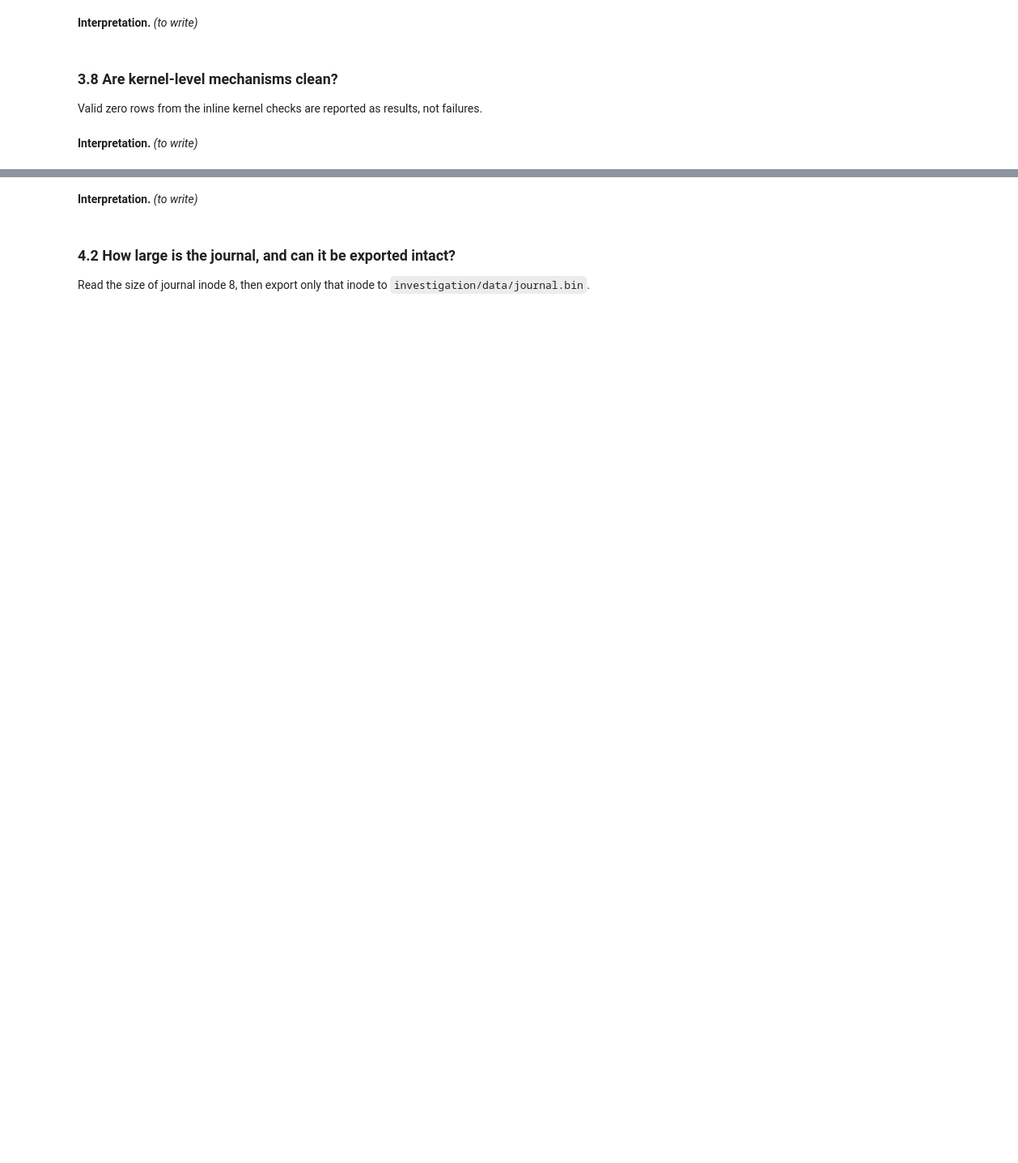
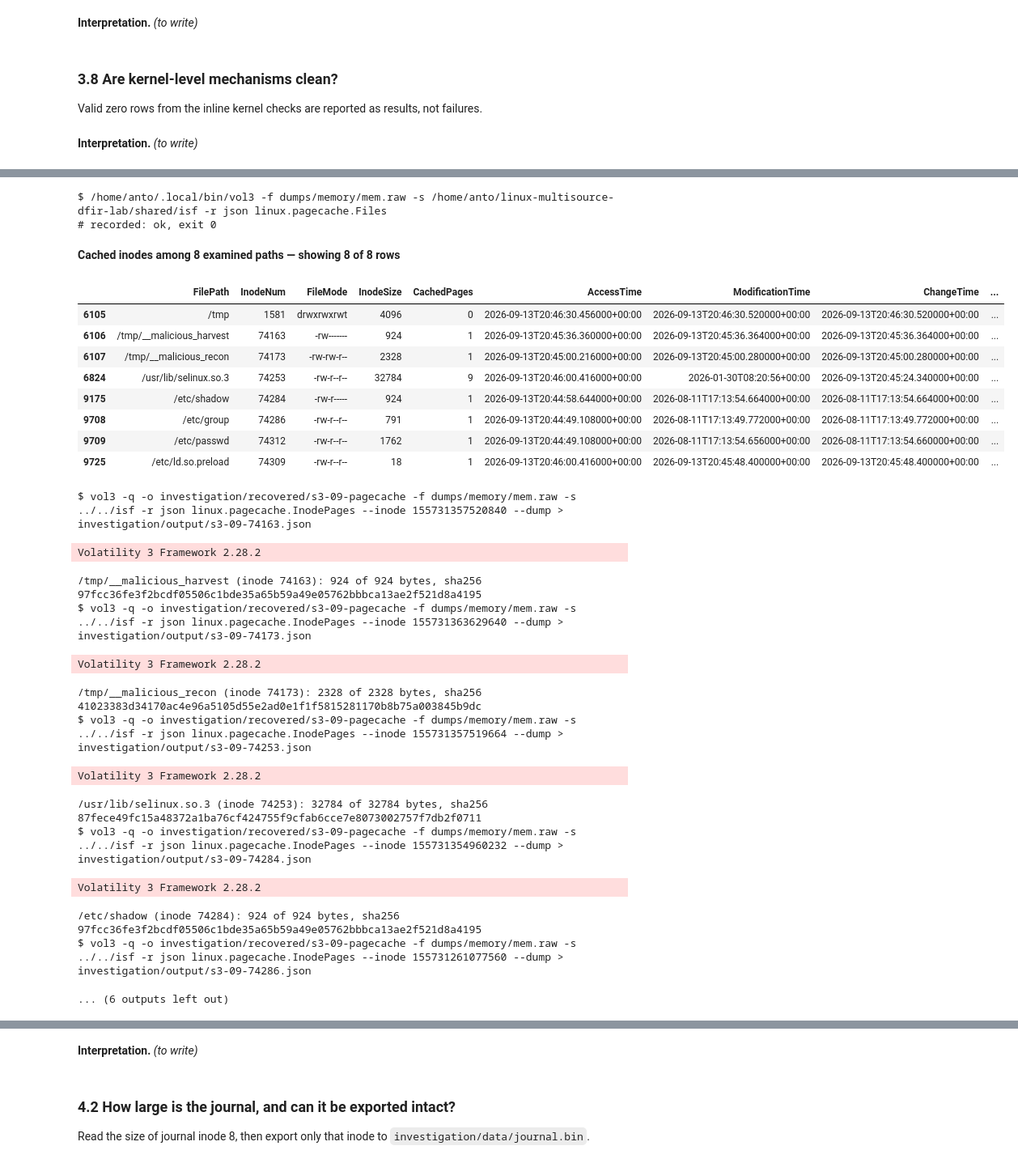
Before and after one commit to acesaria/linux-multisource-dfir-lab, a Jupyter notebook: investigations/father/investigation.ipynb, the cells around one changed output, grey strips where cells are left out. Shown at 81% size. Saved outputs shown, nothing was run; the diff lists cells and outputs as text; code cells hidden in the pictures; blank space fills up the shorter version.

```diff
--- a/investigations/father/investigation.ipynb
+++ b/investigations/father/investigation.ipynb
@@ -598,6 +653,14 @@ for row in history_rows.itertuples():
     if got.returncode == 0:
         fx.sh(f"nl -ba {fx.q(target)}", label=f"s2-04-history-{row.inode}-numbered",
               out_dir=OUT, tail=80)
+
+HOME_DELETED = {}
+for home in ("/root", "/home"):
+    home_inode, _ = fx.resolve(IMG, ROOT_OFFSET, home)
+    listing = fx.sh(f"fls -r -p -d -o {fx.q(ROOT_OFFSET)} {fx.q(IMG)} {fx.q(home_inode)}",
+                    label=f"s2-04-{home.strip('/')}-deleted", out_dir=OUT, tail=20)
+    HOME_DELETED[home] = listing.stdout
+    print(f"{home}: {len(listing.stdout.splitlines())} deleted entries, fls exit {listing.returncode}")
 # %% [output]
 scope searched: allocated.body; /root and immediate /home/<user>; names .*[Hh]istory
 **Allocated shell-history candidates — showing 0 of 0 rows**
@@ -1126,0 +1286,49 @@ if (not DEBUG): # disable this cell temporarily to rerun the notebook faster
+# %%
+PAGECACHE = fx.load_vol(product("pagecache.Files.json"))
+EXAMINED = sorted({PRELOAD_PATH, OBJECT_MAP_PATH, *STAGED_FILES, *ACCOUNT_FILES,
+                   *(str(Path(path).parent) for path in STAGED_FILES)})
+CACHED = PAGECACHE[PAGECACHE["MountPoint"].eq("/") & PAGECACHE["FilePath"].isin(EXAMINED)]
+fx.show(CACHED, cols=("FilePath", "InodeNum", "FileMode", "InodeSize", "CachedPages",
+                      "AccessTime", "ModificationTime", "ChangeTime", "locator"),
+        n=40, caption=f"Cached inodes among {len(EXAMINED)} examined paths")
+PC_DIR = RECOVERED_DIR / "s3-09-pagecache"
+shutil.rmtree(PC_DIR, ignore_errors=True)
+PC_DIR.mkdir(parents=True)
+PC_DUMPS = {}
+for row in CACHED[CACHED["FileType"].eq("REG")].itertuples():
+    address, listing = int(row.InodeAddr), OUT / f"s3-09-{row.InodeNum}.json"
+    run = fx.sh(f"vol3 -q -o {fx.q(PC_DIR)} -f {fx.q(MEM)} -s {fx.q(ISF_DIR)} -r json "
+                f"linux.pagecache.InodePages --inode {address} --dump > {fx.q(listing)}",
+                label=f"s3-09-{row.InodeNum}-run", out_dir=OUT, tail=5)
+    dumped = PC_DIR / f"inode_{address:#x}.dmp"
+    if run.returncode == 0 and dumped.exists():
+        PC_DUMPS[row.FilePath] = dumped
+        print(f"{row.FilePath} (inode {row.InodeNum}): {dumped.stat().st_size} of "
+              f"{row.InodeSize} bytes, sha256 {fx.sha256_file(dumped)}")
+# %% [output]
+$ /home/anto/.local/bin/vol3 -f dumps/memory/mem.raw -s /home/anto/linux-multisource-dfir-lab/shared/isf -r json linux.pagecache.Files
+# recorded: ok, exit 0
+**Cached inodes among 8 examined paths — showing 8 of 8 rows**
+|  | FilePath | InodeNum | FileMode | InodeSize | CachedPages | AccessTime | ModificationTime | ChangeTime | ... |
+| 6105 | /tmp | 1581 | drwxrwxrwt | 4096 | 0 | 2026-09-13T20:46:30.456000+00:00 | 2026-09-13T20:46:30.520000+00:00 | 2026-09-13T20:46:30.520000+00:00 | ... |
+| 6106 | /tmp/__malicious_harvest | 74163 | -rw------- | 924 | 1 | 2026-09-13T20:45:36.360000+00:00 | 2026-09-13T20:45:36.364000+00:00 | 2026-09-13T20:45:36.364000+00:00 | ... |
+| 6107 | /tmp/__malicious_recon | 74173 | -rw-rw-r-- | 2328 | 1 | 2026-09-13T20:45:00.216000+00:00 | 2026-09-13T20:45:00.280000+00:00 | 2026-09-13T20:45:00.280000+00:00 | ... |
+| 6824 | /usr/lib/selinux.so.3 | 74253 | -rw-r--r-- | 32784 | 9 | 2026-09-13T20:46:00.416000+00:00 | 2026-01-30T08:20:56+00:00 | 2026-09-13T20:45:24.340000+00:00 | ... |
+| 9175 | /etc/shadow | 74284 | -rw-r----- | 924 | 1 | 2026-09-13T20:44:58.644000+00:00 | 2026-08-11T17:13:54.664000+00:00 | 2026-08-11T17:13:54.664000+00:00 | ... |
+| 9708 | /etc/group | 74286 | -rw-r--r-- | 791 | 1 | 2026-09-13T20:44:49.108000+00:00 | 2026-08-11T17:13:49.772000+00:00 | 2026-08-11T17:13:49.772000+00:00 | ... |
+| 9709 | /etc/passwd | 74312 | -rw-r--r-- | 1762 | 1 | 2026-09-13T20:44:49.108000+00:00 | 2026-08-11T17:13:54.656000+00:00 | 2026-08-11T17:13:54.660000+00:00 | ... |
+| 9725 | /etc/ld.so.preload | 74309 | -rw-r--r-- | 18 | 1 | 2026-09-13T20:46:00.416000+00:00 | 2026-09-13T20:45:48.400000+00:00 | 2026-09-13T20:45:48.400000+00:00 | ... |
+$ vol3 -q -o investigation/recovered/s3-09-pagecache -f dumps/memory/mem.raw -s ../../isf -r json linux.pagecache.InodePages --inode 155731357520840 --dump > investigation/output/s3-09-74163.json
+Volatility 3 Framework 2.28.2
+/tmp/__malicious_harvest (inode 74163): 924 of 924 bytes, sha256 97fcc36fe3f2bcdf05506c1bde35a65b59a49e05762bbbca13ae2f521d8a4195
+$ vol3 -q -o investigation/recovered/s3-09-pagecache -f dumps/memory/mem.raw -s ../../isf -r json linux.pagecache.InodePages --inode 155731363629640 --dump > investigation/output/s3-09-74173.json
+Volatility 3 Framework 2.28.2
+/tmp/__malicious_recon (inode 74173): 2328 of 2328 bytes, sha256 41023383d34170ac4e96a5105d55e2ad0e1f1f5815281170b8b75a003845b9dc
+$ vol3 -q -o investigation/recovered/s3-09-pagecache -f dumps/memory/mem.raw -s ../../isf -r json linux.pagecache.InodePages --inode 155731357519664 --dump > investigation/output/s3-09-74253.json
+Volatility 3 Framework 2.28.2
+/usr/lib/selinux.so.3 (inode 74253): 32784 of 32784 bytes, sha256 87fece49fc15a48372a1ba76cf424755f9cfab6cce7e8073002757f7db2f0711
+$ vol3 -q -o investigation/recovered/s3-09-pagecache -f dumps/memory/mem.raw -s ../../isf -r json linux.pagecache.InodePages --inode 155731354960232 --dump > investigation/output/s3-09-74284.json
+Volatility 3 Framework 2.28.2
+/etc/shadow (inode 74284): 924 of 924 bytes, sha256 97fcc36fe3f2bcdf05506c1bde35a65b59a49e05762bbbca13ae2f521d8a4195
+$ vol3 -q -o investigation/recovered/s3-09-pagecache -f dumps/memory/mem.raw -s ../../isf -r json linux.pagecache.InodePages --inode 155731261077560 --dump > investigation/output/s3-09-74286.json
+... (6 outputs left out)
```
Also changed, not shown: parts of 53 cells of this notebook, 13 other files.
